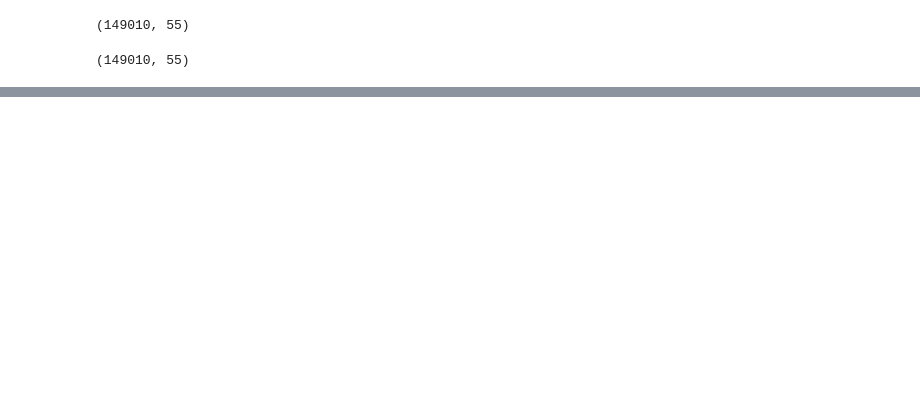
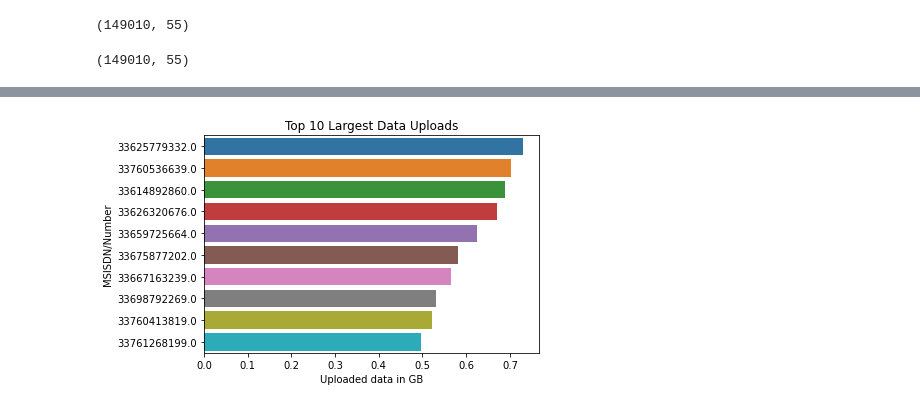
Before and after one commit to KaydeeJR/TelecomUser_DataAnalysis, a Jupyter notebook: notebooks/cleaning_data.ipynb, the cells around one changed output, grey strips where cells are left out. Cells and saved outputs as stored; diff of their text form; code cells hidden in the pictures; blank space fills up the shorter version.

```diff
--- a/notebooks/cleaning_data.ipynb
+++ b/notebooks/cleaning_data.ipynb
@@ -29,0 +113,8 @@ dataframe.shape
+# %%
+df_session_UL_data = dataframe.groupby(["MSISDN/Number"]).sum()["Total UL (Bytes)"].sort_values(ascending=False).head(10)
+id_UL = pd.Series(df_session_UL_data.index, dtype="string")
+session_DL = sns.barplot(x=df_session_UL_data.apply(lambda x:x/10**9).values,y=id_UL, orient='h')
+session_DL.set(title = "Top 10 Largest Data Uploads", xlabel="Uploaded data in GB", ylabel = "MSISDN/Number")
+plt.show()
+# %% [output]
+[figure, added]
```
Also changed, not shown: parts of 11 cells of this notebook, 7 other files.
